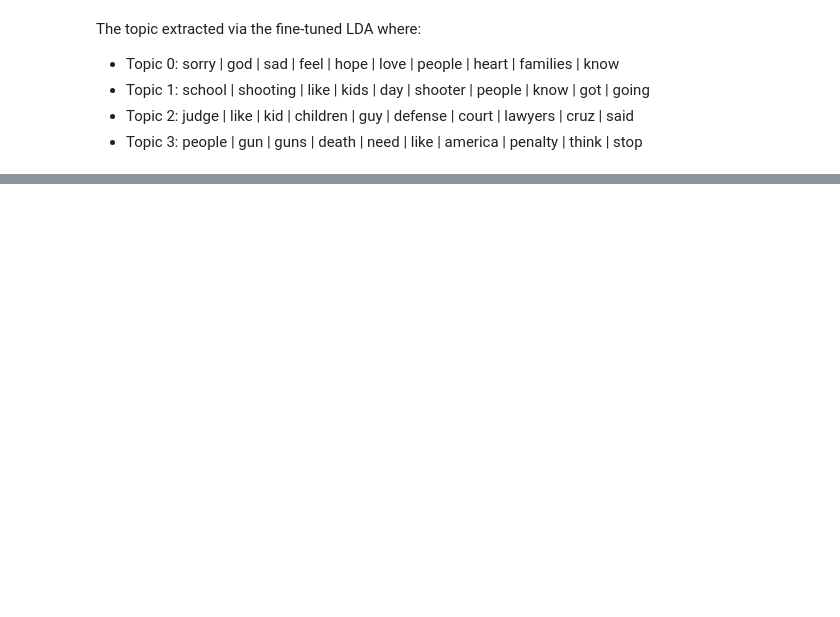
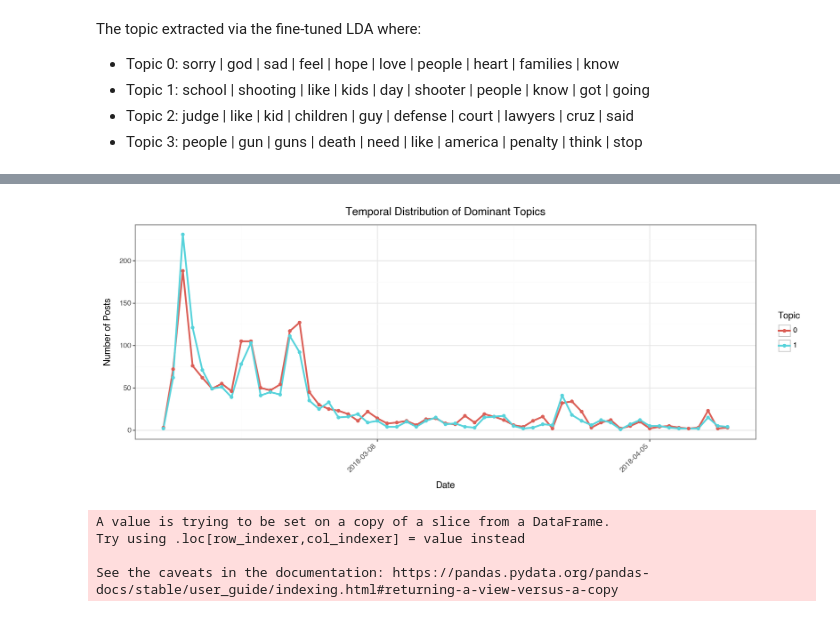
Before and after one commit to CrispyCocaBoy/css_analysis, a Jupyter notebook: analysis.ipynb, the cells around one changed output, grey strips where cells are left out. Saved outputs shown, nothing was run; the diff lists cells and outputs as text; code cells hidden in the pictures; blank space fills up the shorter version.

```diff
--- a/analysis.ipynb
+++ b/analysis.ipynb
@@ -639,0 +894,56 @@ results_df.to_csv("grid_search_results")
+# %%
+import pandas as pd
+from plotnine import *
+from mizani.formatters import date_format
+
+# Convert datetime and extract the day
+shooting_dataset_context["created_utc"] = pd.to_datetime(shooting_dataset_context["created_utc"])
+shooting_dataset_context["day"] = shooting_dataset_context["created_utc"].dt.date
+
+# Count posts per day and dominant topic
+daily_counts = shooting_dataset_context.groupby(["day", "dominant_topic"]).size().reset_index(name="count")
+daily_counts["day"] = pd.to_datetime(daily_counts["day"])
+
+# Plot
+plot = (
+    ggplot(daily_counts, aes(x="day", y="count", color="factor(dominant_topic)"))
+    + geom_line(size=1.2)
+    + geom_point(size=1.5)
+    + labs(
+        title="Temporal Distribution of Dominant Topics",
+        x="Date",
+        y="Number of Posts",
+        color="Topic"
+    )
+    + scale_x_datetime(
+        labels=date_format("%Y-%m-%d"),
+        date_breaks="4 weeks"  # change to "1 month" for even fewer labels
+    )
+    + theme_bw()
+    + theme(
+        axis_text_x=element_text(rotation=45, ha="right"),
+        figure_size=(12, 5)
+    )
+)
+
+plot
+# %% [output]
+[figure, added]
+# %%
+# Second peek
+# Analysis of the trial
+
+# Filtra solo i post di novembre e dicembre 2022 per topic 2
+mask = (
+    (data_with_topics["created_utc"] >= "2022-11-01") &
+    (data_with_topics["created_utc"] < "2023-01-01") &
+    (data_with_topics["dominant_topic"] == 2)
+)
+trial_dataset = data_with_topics[mask]
+
+trial_dataset["created_utc"] = pd.to_datetime(trial_dataset["created_utc"], errors="coerce", utc=True)
+# %% [output]
+A value is trying to be set on a copy of a slice from a DataFrame.
+Try using .loc[row_indexer,col_indexer] = value instead
+
+See the caveats in the documentation: https://pandas.pydata.org/pandas-docs/stable/user_guide/indexing.html#returning-a-view-versus-a-copy
```
Also changed, not shown: parts of 18 cells of this notebook, 7 other files.
